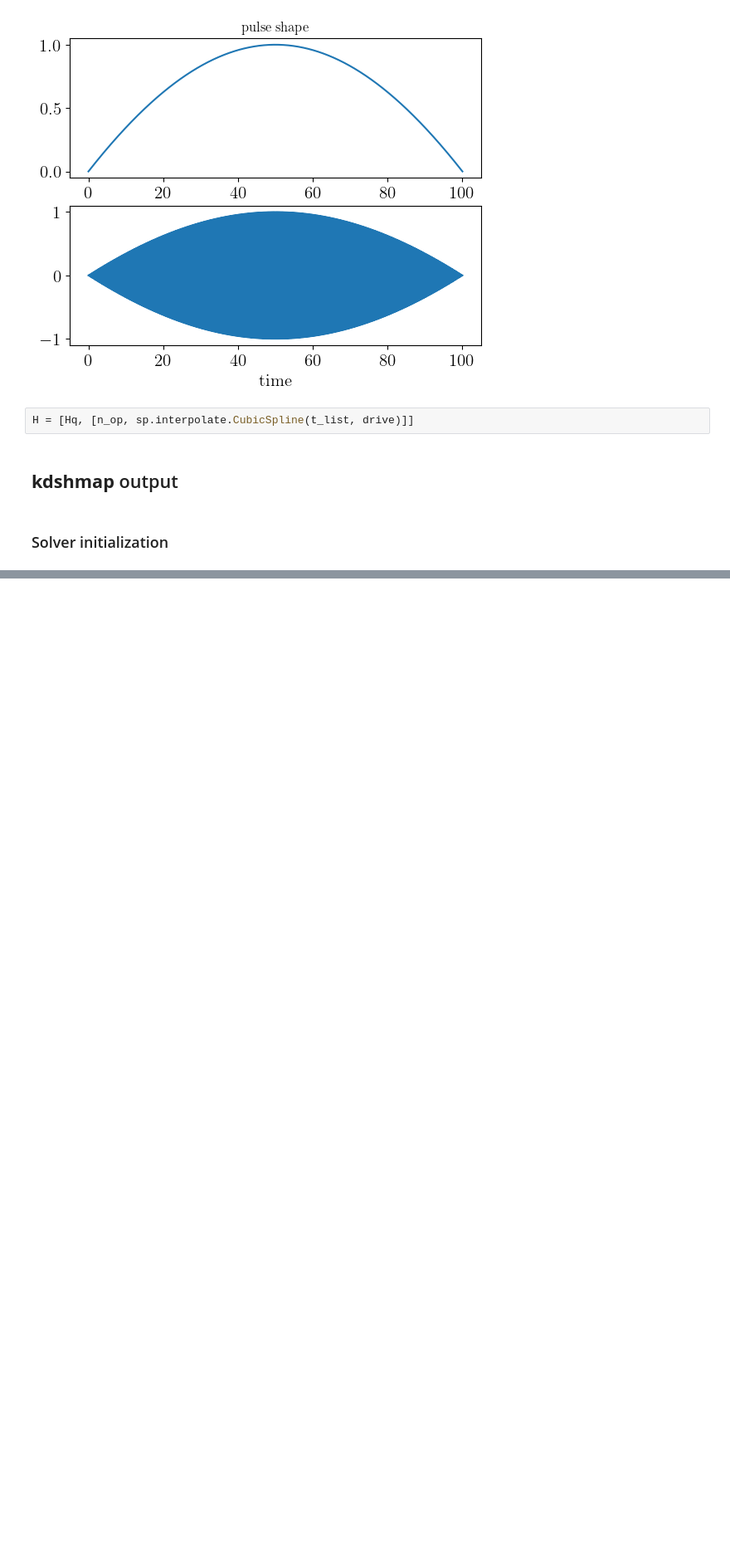
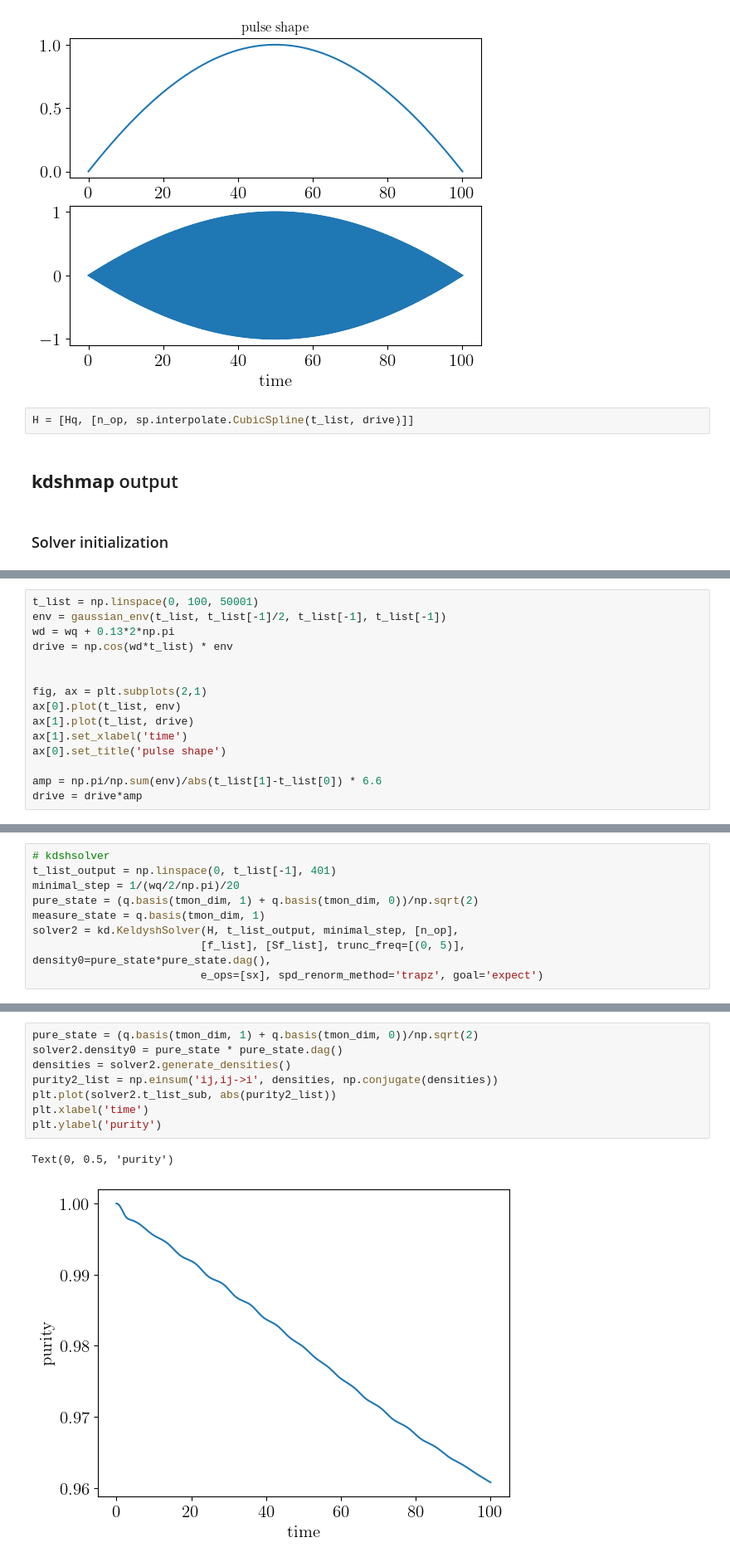
Before and after one commit to hzw770/kdshmap, a Jupyter notebook: kdshmap_example_Transmon_TLS.ipynb, the cells around one changed output, grey strips where cells are left out. Shown: that part at 83% size. Drawn from its saved outputs; the diff is of its cells as text; blank space fills up the shorter version.

```diff
--- a/kdshmap_example_Transmon_TLS.ipynb
+++ b/kdshmap_example_Transmon_TLS.ipynb
@@ -148,0 +139,15 @@ ax.set_xlim(3,5)
+# %%
+t_list = np.linspace(0, 100, 50001)
+env = gaussian_env(t_list, t_list[-1]/2, t_list[-1], t_list[-1])
+wd = wq + 0.13*2*np.pi
+drive = np.cos(wd*t_list) * env
+
+
+fig, ax = plt.subplots(2,1)
+ax[0].plot(t_list, env)
+ax[1].plot(t_list, drive)
+ax[1].set_xlabel('time')
+ax[0].set_title('pulse shape')
+
+amp = np.pi/np.sum(env)/abs(t_list[1]-t_list[0]) * 6.6
+drive = drive*amp
@@ -148,0 +158,9 @@ ax.set_xlim(3,5)
+# %%
+# kdshsolver
+t_list_output = np.linspace(0, t_list[-1], 401)
+minimal_step = 1/(wq/2/np.pi)/20
+pure_state = (q.basis(tmon_dim, 1) + q.basis(tmon_dim, 0))/np.sqrt(2)
+measure_state = q.basis(tmon_dim, 1)
+solver2 = kd.KeldyshSolver(H, t_list_output, minimal_step, [n_op],
+                          [f_list], [Sf_list], trunc_freq=[(0, 5)], density0=pure_state*pure_state.dag(),
+                          e_ops=[sx], spd_renorm_method='trapz', goal='expect')
@@ -148,0 +173,11 @@ ax.set_xlim(3,5)
+# %%
+pure_state = (q.basis(tmon_dim, 1) + q.basis(tmon_dim, 0))/np.sqrt(2)
+solver2.density0 = pure_state * pure_state.dag()
+densities = solver2.generate_densities()
+purity2_list = np.einsum('ij,ij->i', densities, np.conjugate(densities))
+plt.plot(solver2.t_list_sub, abs(purity2_list))
+plt.xlabel('time')
+plt.ylabel('purity')
+# %% [output]
+Text(0, 0.5, 'purity')
+[figure, added]
```
Also changed, not shown: parts of 22 cells of this notebook, 4 other files.
